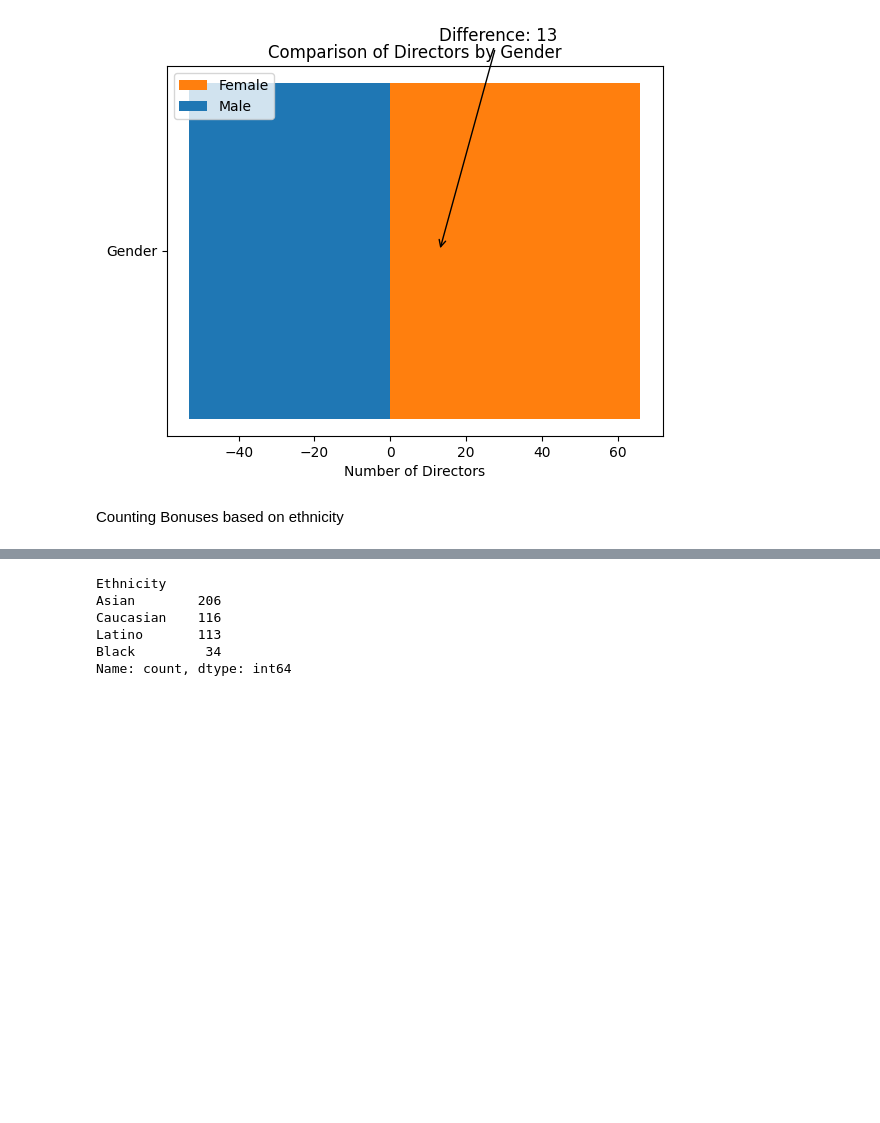
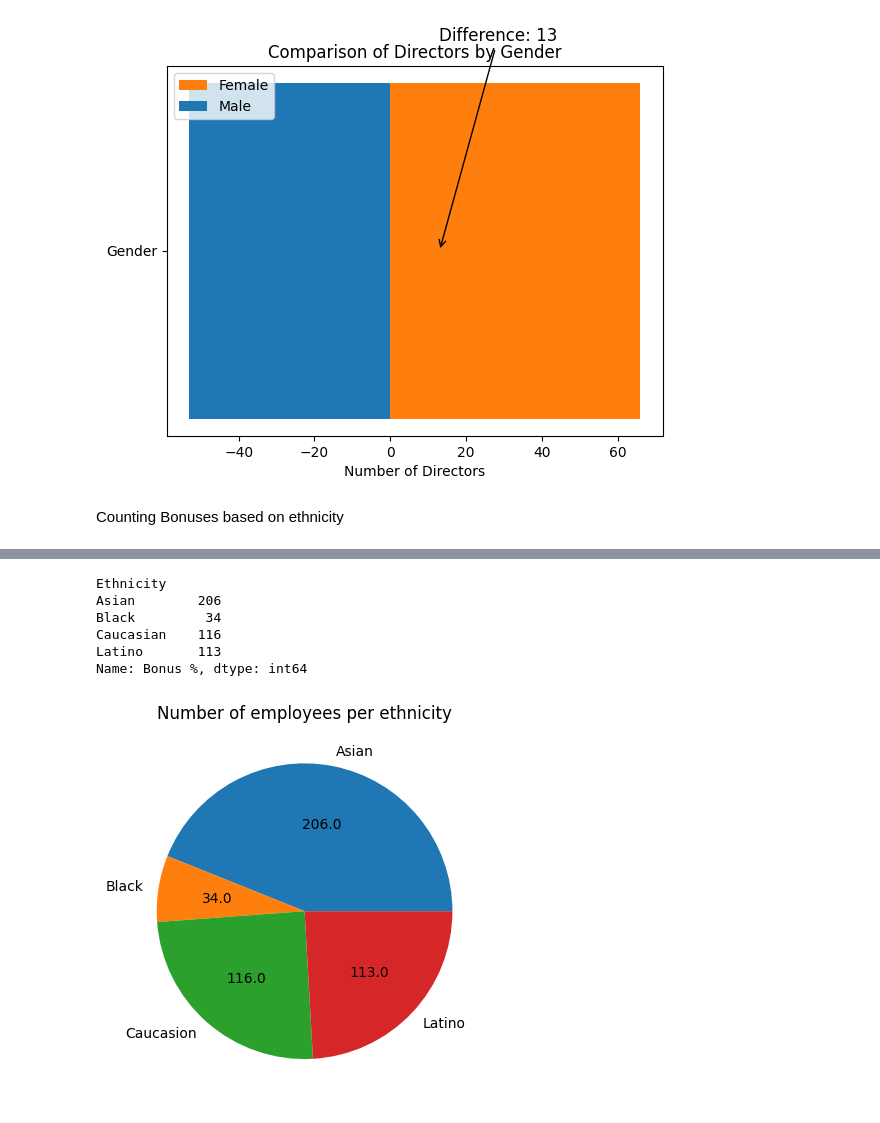
Before and after one commit to Hazem-ar/simple-visualization-done-using-matplotlib, a Jupyter notebook: vis_code_1.ipynb, the cells around one changed output, grey strips where cells are left out. Saved outputs shown, nothing was run; the diff lists cells and outputs as text; code cells hidden in the pictures; blank space fills up the shorter version.

```diff
--- a/vis_code_1.ipynb
+++ b/vis_code_1.ipynb
@@ -133,16 +132,30 @@ Name: Bonus %, dtype: int64
 # %%
 newdff3= dataframe_clean[['Gender', 'Job Title','Annual Salary', 'Ethnicity', "Bonus %"]].copy()
 
 for x in newdff3.index:
   if newdff3.loc[x, "Bonus %"] == 0:
     newdff3.drop(x, inplace = True)
-ethnicity_counts = newdff3['Ethnicity'].value_counts()
 
-print(ethnicity_counts)
+bonuses = newdff3.groupby("Ethnicity")
+count_bonuses = bonuses["Bonus %"].count()
+print(count_bonuses)
+
+
+sizes = numpy.array([count_bonuses])
+def absolute_value(val):
+    a  = numpy.round(val/100.*sizes.sum(), 0)
+    return a
+
+colors2 = ['yellow', 'black', 'white', 'red']
+labels  = ['Asian', 'Black', 'Caucasion', 'Latino']
+plt.title("Number of employees per ethnicity")
+plt.pie(count_bonuses, labels = labels, autopct=absolute_value)
+plt.show()
 # %% [output]
 Ethnicity
 Asian        206
+Black         34
 Caucasian    116
 Latino       113
-Black         34
-Name: count, dtype: int64
+Name: Bonus %, dtype: int64
+[figure, added]
```
Also changed, not shown: parts of 1 cell of this notebook.
